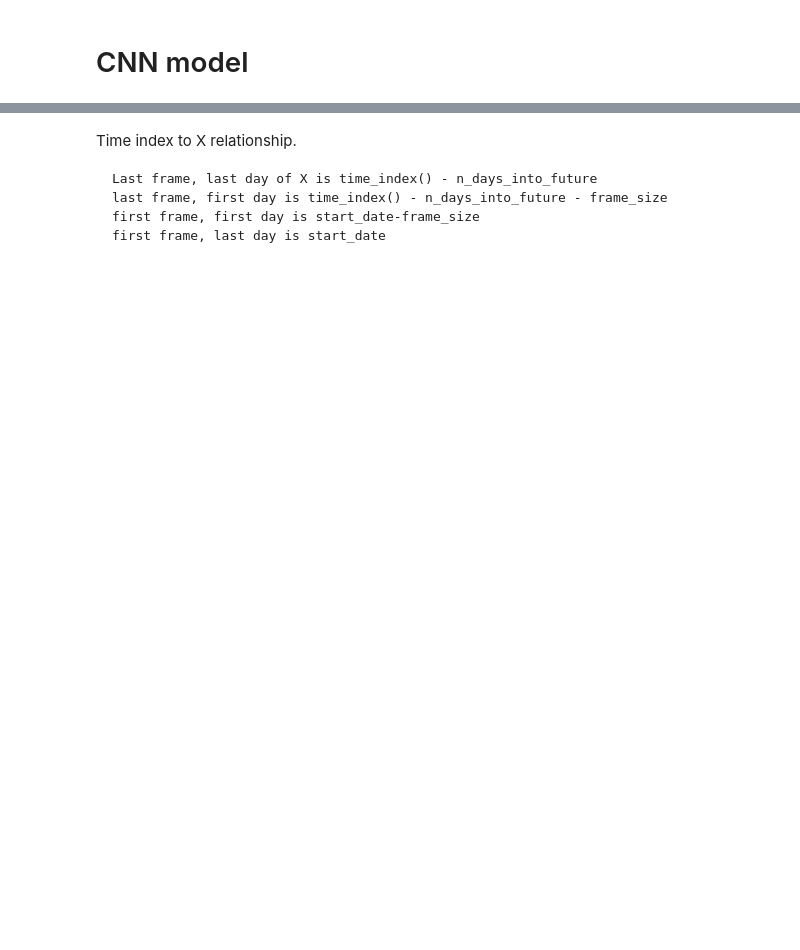
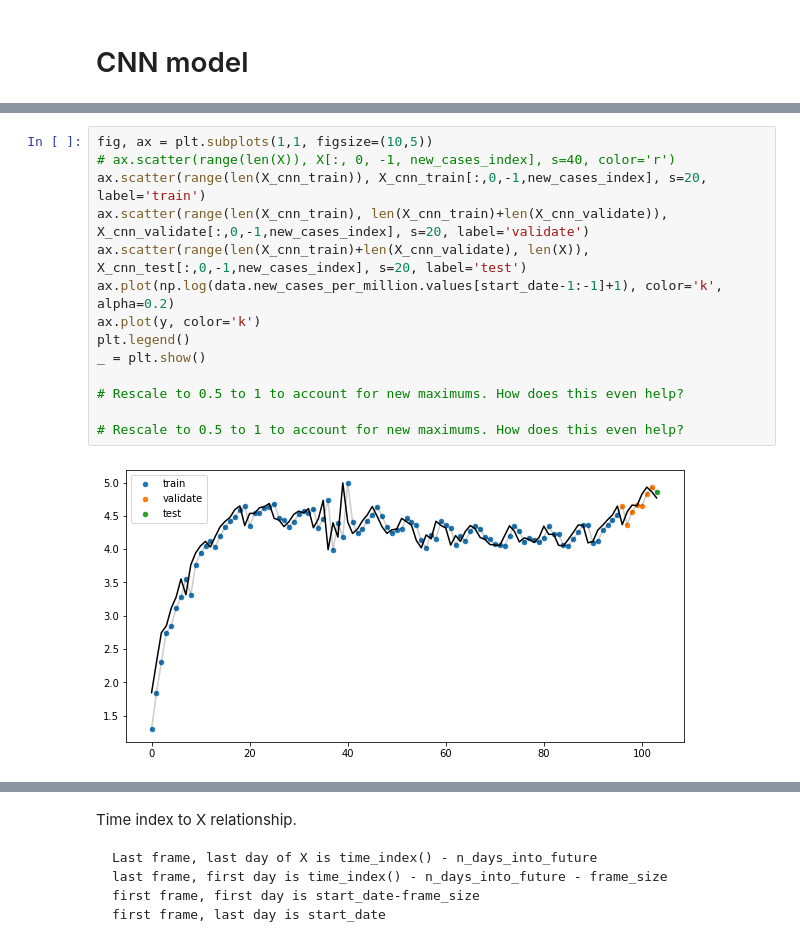
Before and after one commit to mgudorf/datsci, a Jupyter notebook: capstone2/COVID19_model_prototypes.ipynb, the cells around one changed output, grey strips where cells are left out. Cells and saved outputs as stored; diff of their text form; blank space fills up the shorter version.

```diff
--- a/capstone2/COVID19_model_prototypes.ipynb
+++ b/capstone2/COVID19_model_prototypes.ipynb
@@ -398,3 +408,19 @@ splits, indices = split_Xy(X, y, frame_size, n_validation_frames, n_test_frames)
+# %%
+fig, ax = plt.subplots(1,1, figsize=(10,5))
+# ax.scatter(range(len(X)), X[:, 0, -1, new_cases_index], s=40, color='r')
+ax.scatter(range(len(X_cnn_train)), X_cnn_train[:,0,-1,new_cases_index], s=20, label='train')
+ax.scatter(range(len(X_cnn_train), len(X_cnn_train)+len(X_cnn_validate)), X_cnn_validate[:,0,-1,new_cases_index], s=20, label='validate')
+ax.scatter(range(len(X_cnn_train)+len(X_cnn_validate), len(X)), X_cnn_test[:,0,-1,new_cases_index], s=20, label='test')
+ax.plot(np.log(data.new_cases_per_million.values[start_date-1:-1]+1), color='k', alpha=0.2)
+ax.plot(y, color='k')
+plt.legend()
+_ = plt.show()
+
+# Rescale to 0.5 to 1 to account for new maximums. How does this even help?
+
+# Rescale to 0.5 to 1 to account for new maximums. How does this even help?
+# %% [output]
+[figure, added]
 # %%
 fig, ax = plt.subplots(1,1, figsize=(10,5))
 ax.scatter(range(len(X)), X[:, 0, -1, new_cases_index], s=40, color='r')
```
Also changed, not shown: parts of 53 cells of this notebook, 2 other files.
